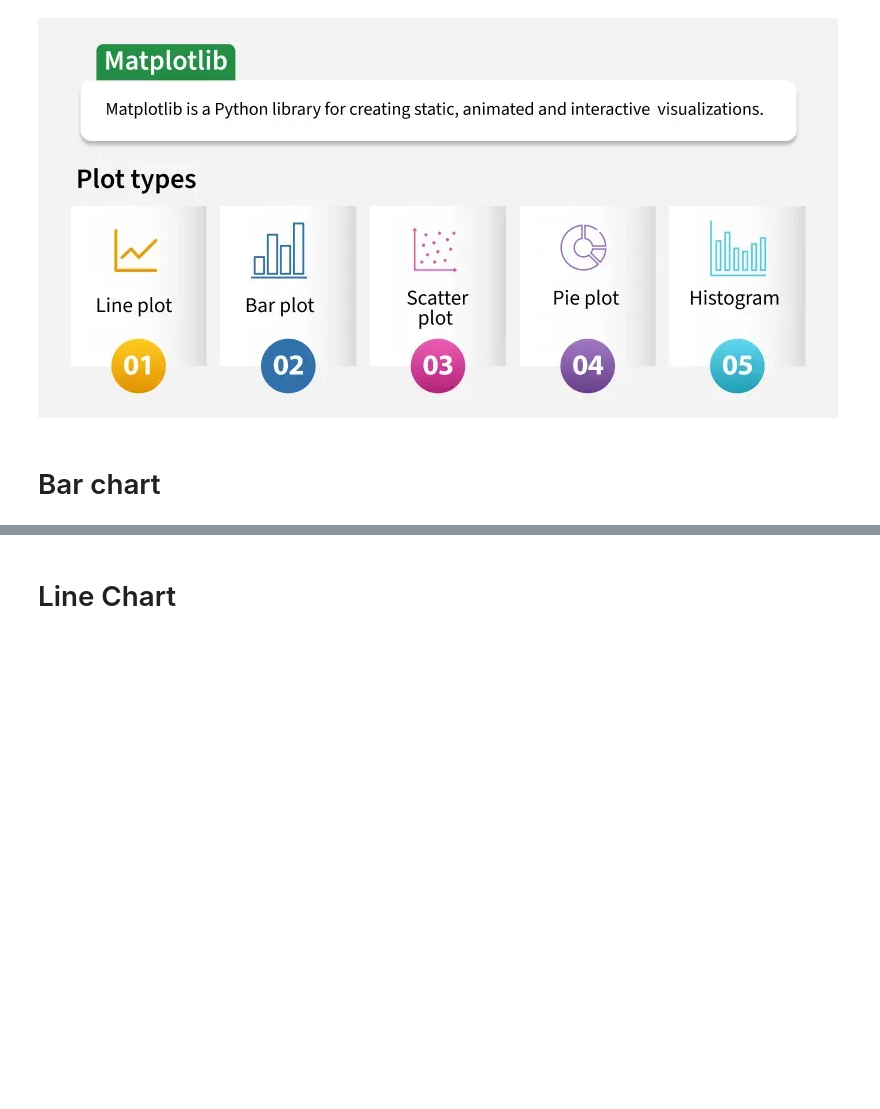
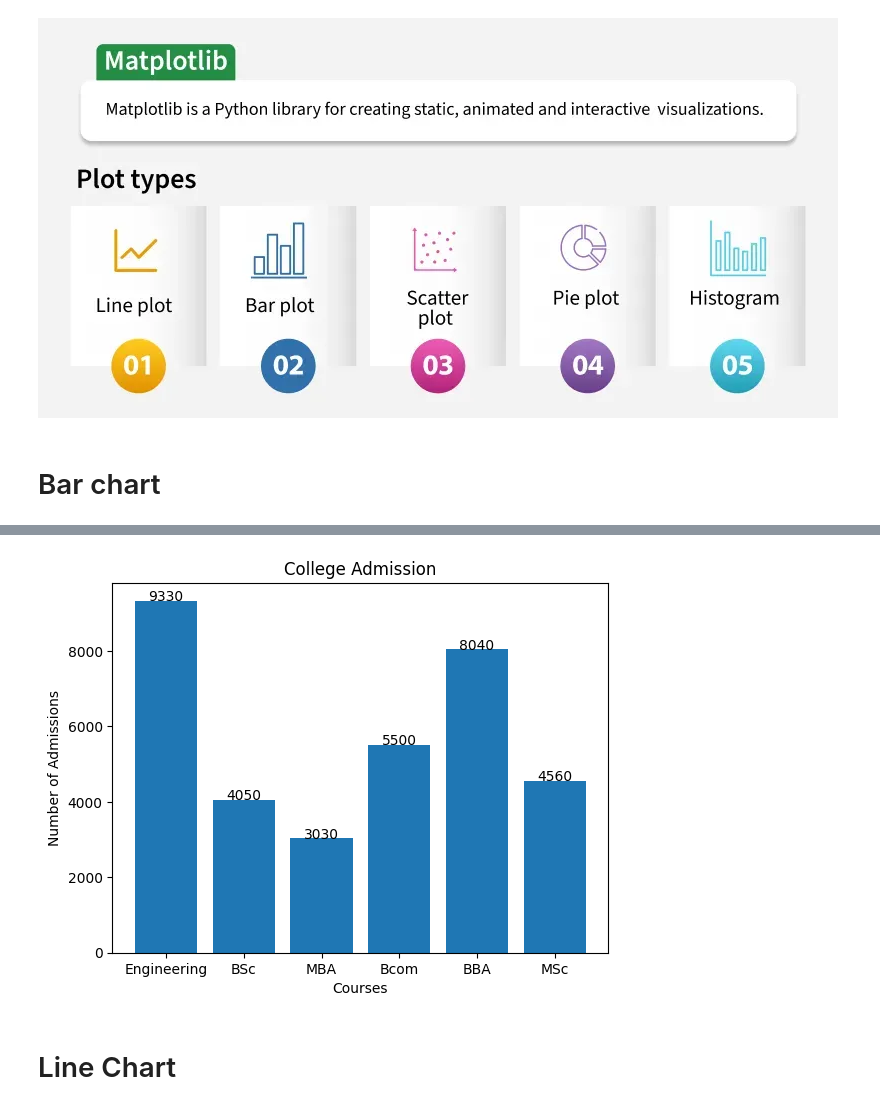
Before and after one commit to ngzhiwei517/NLP, a Jupyter notebook: Matplotlib.ipynb, the cells around one changed output, grey strips where cells are left out. Drawn from its saved outputs; the diff is of its cells as text; code cells hidden in the pictures; blank space fills up the shorter version.

```diff
--- a/Matplotlib.ipynb
+++ b/Matplotlib.ipynb
@@ -57,3 +57,35 @@ plt.show()
+# %%
+#we can use plt.text to display value on the top of the bar
+#plt.text(x, y, s, ha)
+
+#s: The string (value label) to be displayed.
+#ha: Horizontal alignment (‘center’, ‘left’, or ‘right’) for the label.
+
+import matplotlib.pyplot as plt
+# Data for the bar chart
+x = ["Engineering", "BSc", "MBA", "Bcom", "BBA", "MSc"]
+y = [9330, 4050, 3030, 5500, 8040, 4560]
+
+# Creating bar chart
+plt.bar(x, y)
+
+# Adding title and labels
+plt.title("College Admission")
+plt.xlabel("Courses")
+plt.ylabel("Number of Admissions")
+
+
+
+# Function to add value labels on top of bars
+def add_labels(x, y):
+    for i in range(len(x)):
+        plt.text(i, y[i], y[i],ha='center')  # Placing text slightly above the bar
+
+#The i corresponds to the position (index) of each bar
+
+add_labels(x, y)
+# %% [output]
+[figure, added]
 # %% [markdown]
 # Line Chart
 # %% [markdown]
```
Also changed, not shown: parts of 8 cells of this notebook.
